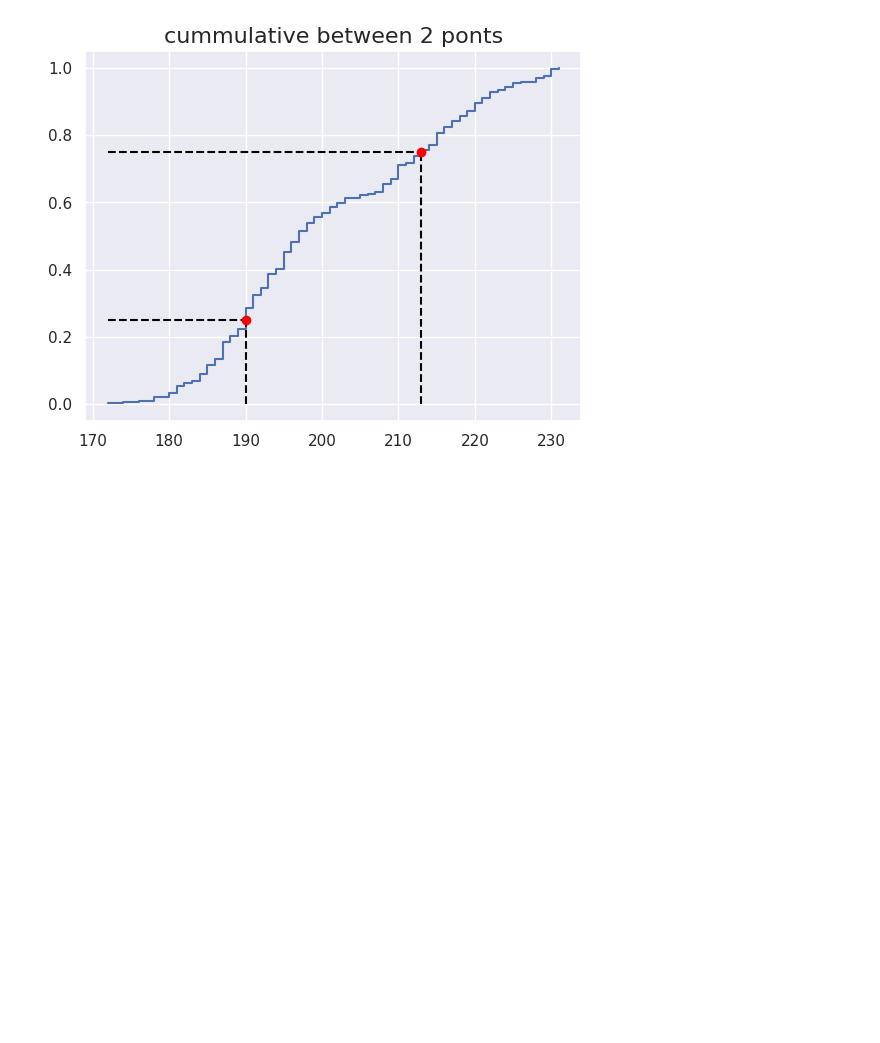
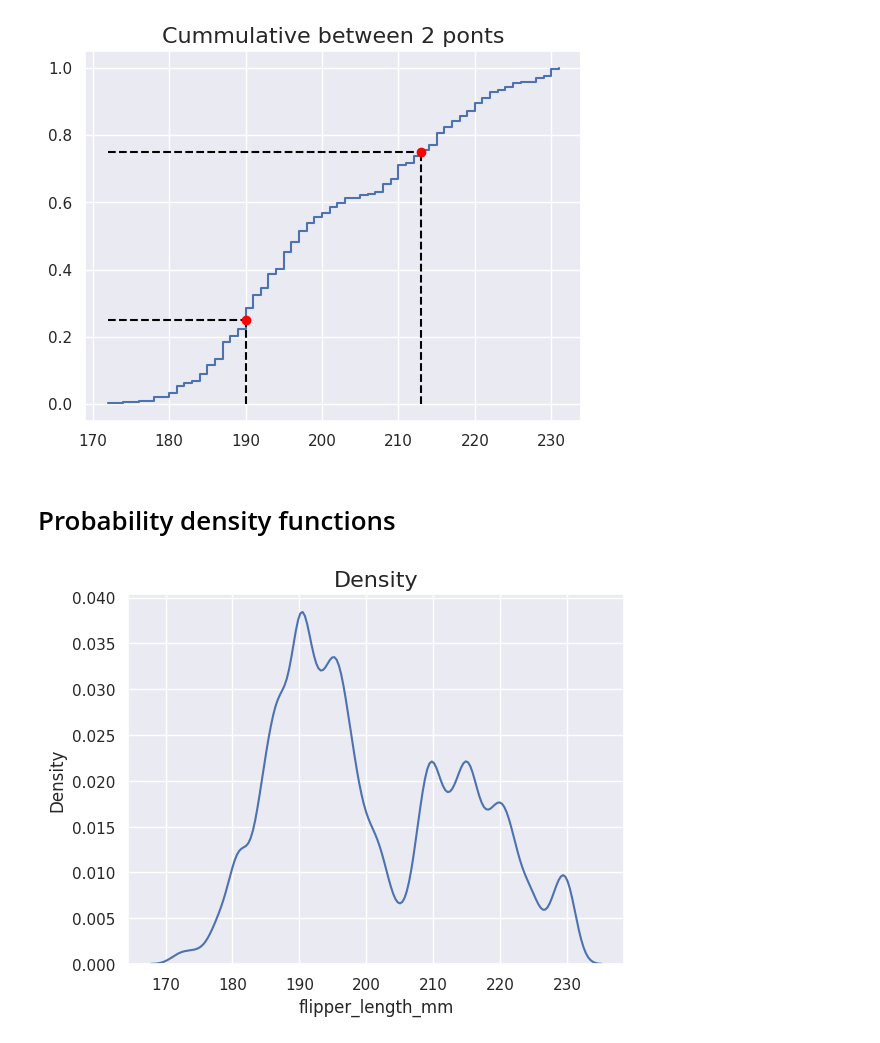
Before and after one commit to AleexSilva/Training-EDA, a Jupyter notebook: python-files/intro.ipynb, the cells around one changed output. Cells and saved outputs as stored; diff of their text form; code cells hidden in the pictures; blank space fills up the shorter version.

```diff
--- a/python-files/intro.ipynb
+++ b/python-files/intro.ipynb
@@ -597,3 +591,15 @@ plt.title('Cummulative between 2 ponts',fontsize=Title_fontsize)
 plt.show()
 # %% [output]
 [figure]
+# %% [markdown]
+# Probability density functions
+# %%
+sns.kdeplot(
+    data=df,
+    x='flipper_length_mm',
+    bw_method=0.1
+)
+plt.title('Density',fontsize=Title_fontsize)
+plt.show()
+# %% [output]
+[figure, added]
```
Also changed, not shown: parts of 22 cells of this notebook.
